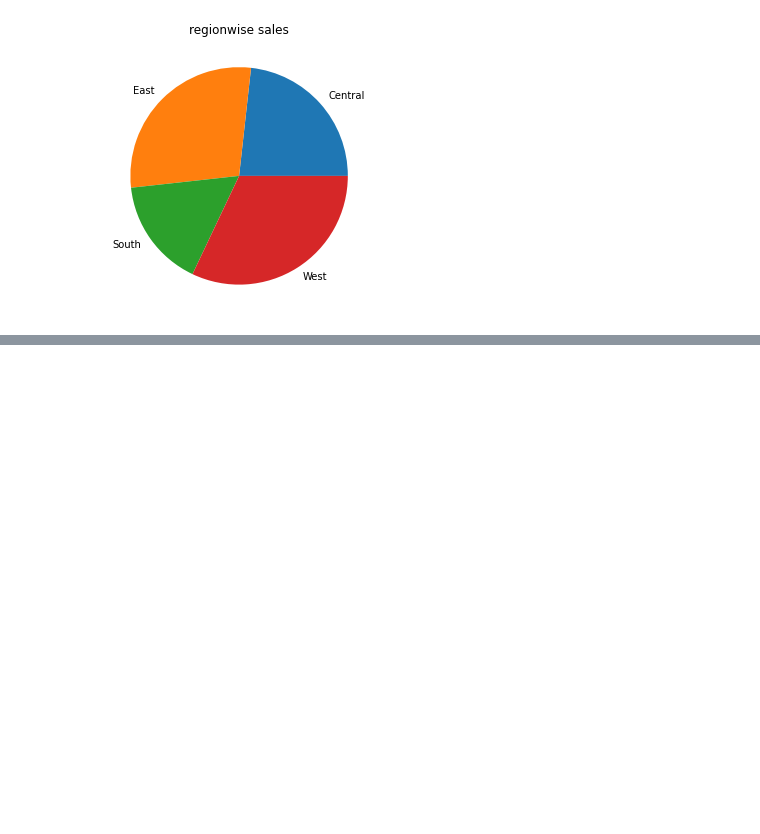
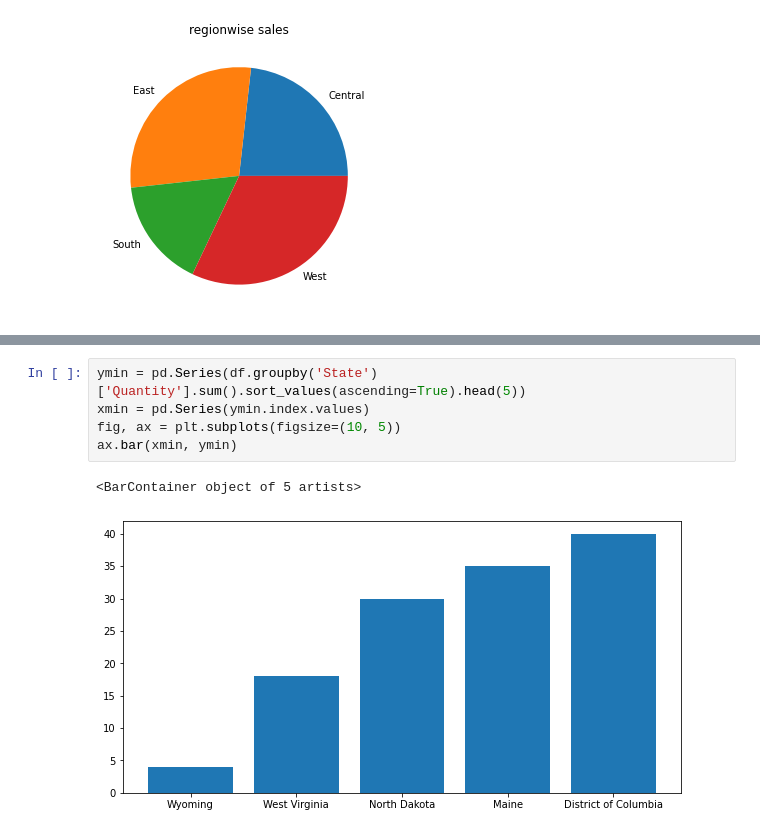
Before and after one commit to sury1999/Data-Analysis-Projects, a Jupyter notebook: Grip_Task_3_Exploratory_Data_Analysis.ipynb, the cells around one changed output, grey strips where cells are left out. Drawn from its saved outputs; the diff is of its cells as text; blank space fills up the shorter version.

```diff
--- a/Grip_Task_3_Exploratory_Data_Analysis.ipynb
+++ b/Grip_Task_3_Exploratory_Data_Analysis.ipynb
@@ -39,0 +48,8 @@ df.groupby('Region')['Profit'].count().plot(kind='pie', figsize=(10,5), title='r
+# %%
+ymin = pd.Series(df.groupby('State')['Quantity'].sum().sort_values(ascending=True).head(5))
+xmin = pd.Series(ymin.index.values)
+fig, ax = plt.subplots(figsize=(10, 5))
+ax.bar(xmin, ymin)
+# %% [output]
+<BarContainer object of 5 artists>
+[figure, added]
```
Also changed, not shown: parts of 4 cells of this notebook.
